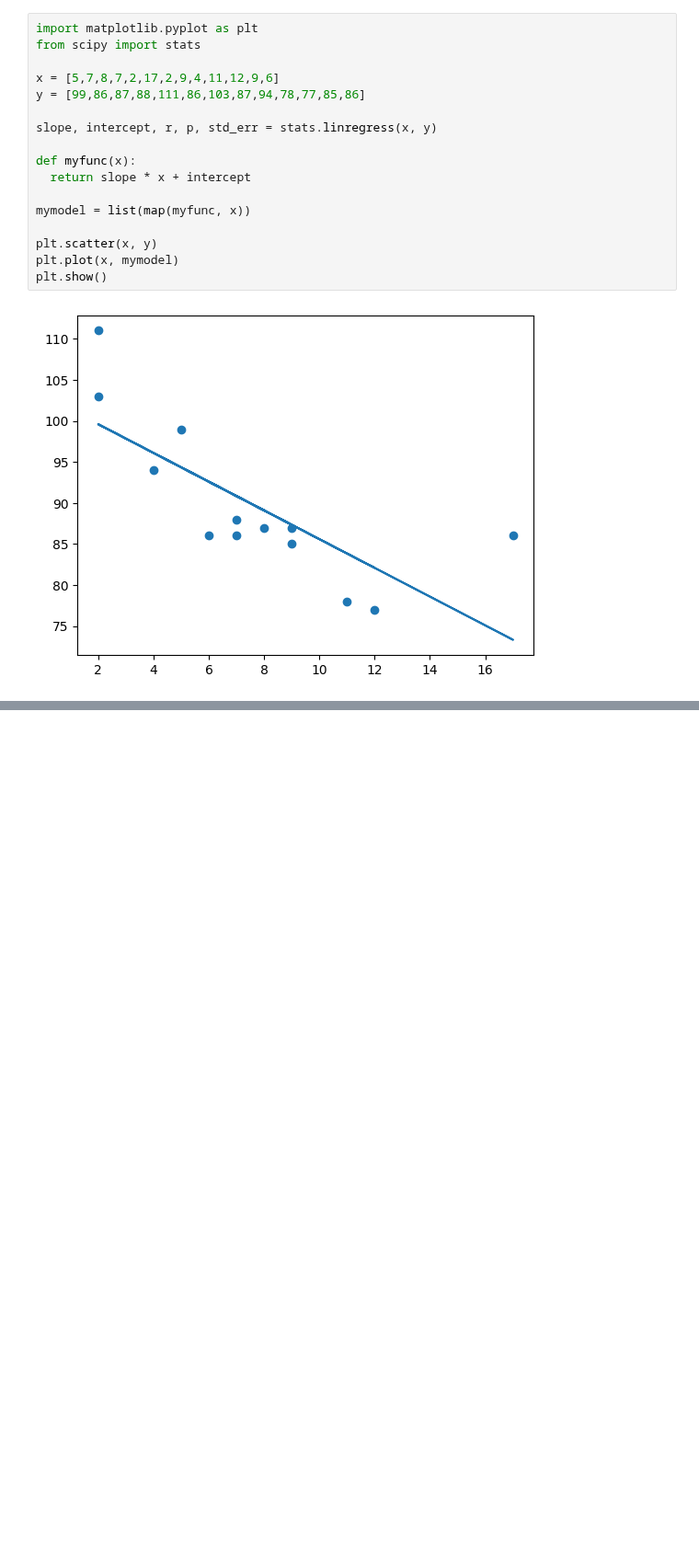
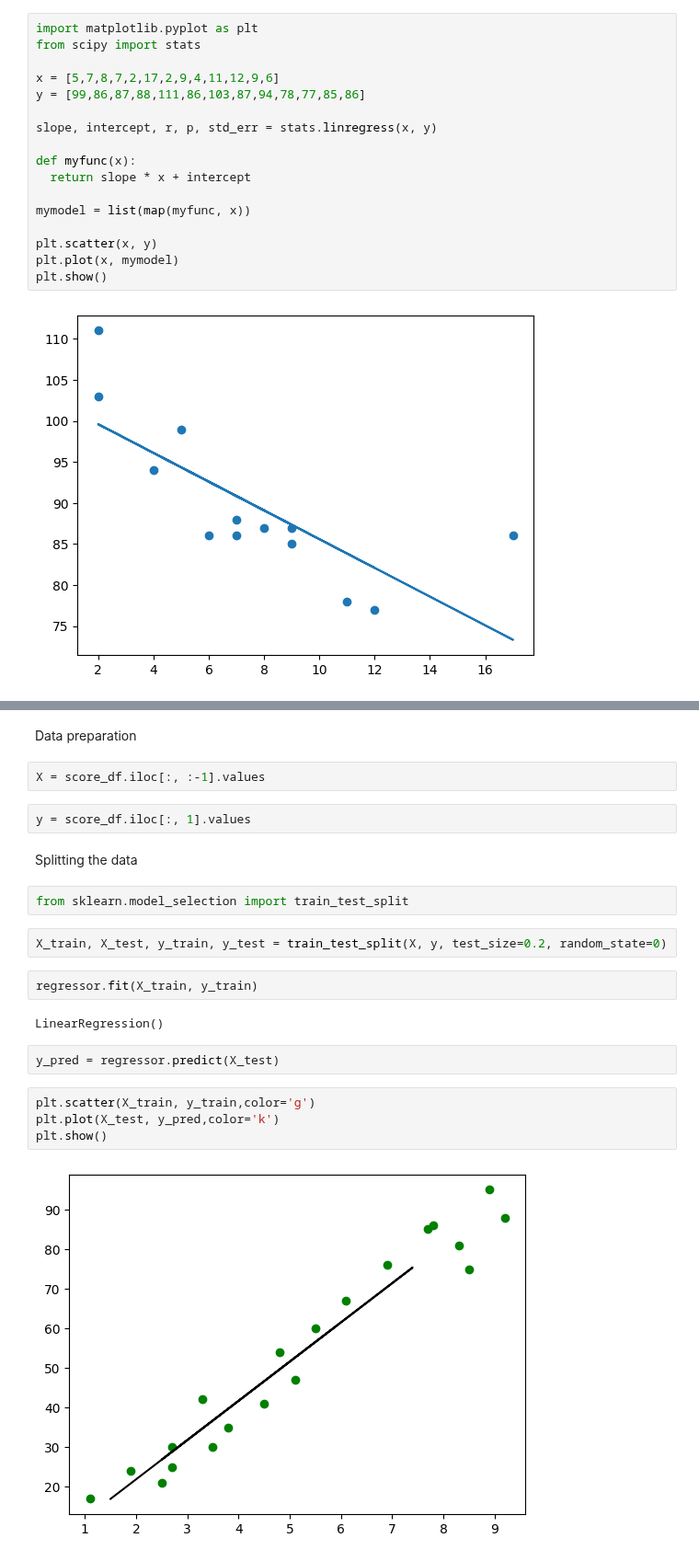
Before and after one commit to ShreyaNayak04/MachineLearningModels, a Jupyter notebook: linearRegressionModel.ipynb, the cells around one changed output, grey strips where cells are left out. Shown at 92% size. Drawn from its saved outputs; the diff is of its cells as text; blank space fills up the shorter version.

```diff
--- a/linearRegressionModel.ipynb
+++ b/linearRegressionModel.ipynb
@@ -31,0 +65,24 @@ plt.show()
+# %% [markdown]
+Data preparation
+# %%
+X = score_df.iloc[:, :-1].values
+# %%
+y = score_df.iloc[:, 1].values
+# %% [markdown]
+Splitting the data
+# %%
+from sklearn.model_selection import train_test_split
+# %%
+X_train, X_test, y_train, y_test = train_test_split(X, y, test_size=0.2, random_state=0)
+# %%
+regressor.fit(X_train, y_train)
+# %% [output]
+LinearRegression()
+# %%
+y_pred = regressor.predict(X_test)
+# %%
+plt.scatter(X_train, y_train,color='g')
+plt.plot(X_test, y_pred,color='k')
+plt.show()
+# %% [output]
+[figure, added]
```
Also changed, not shown: parts of 4 cells of this notebook.
